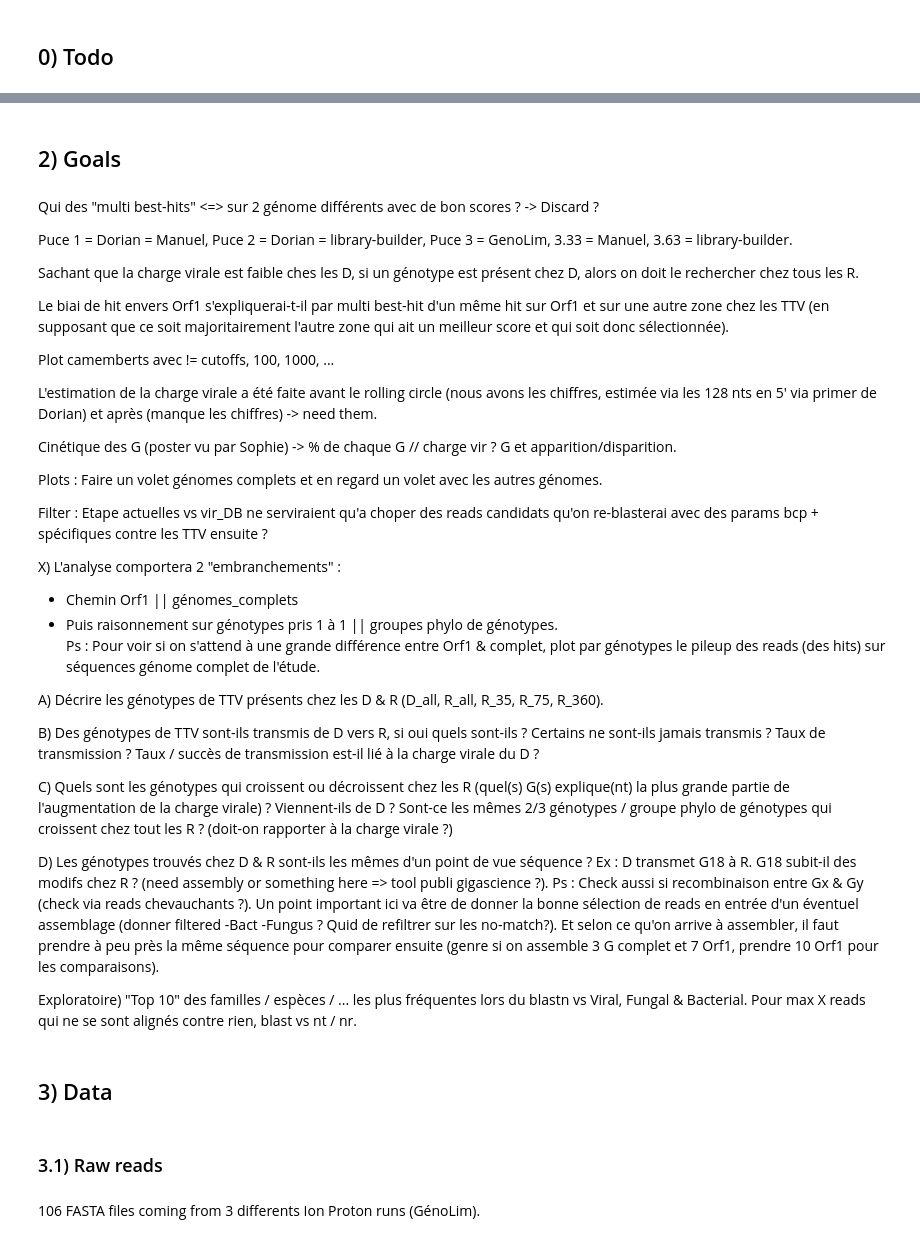
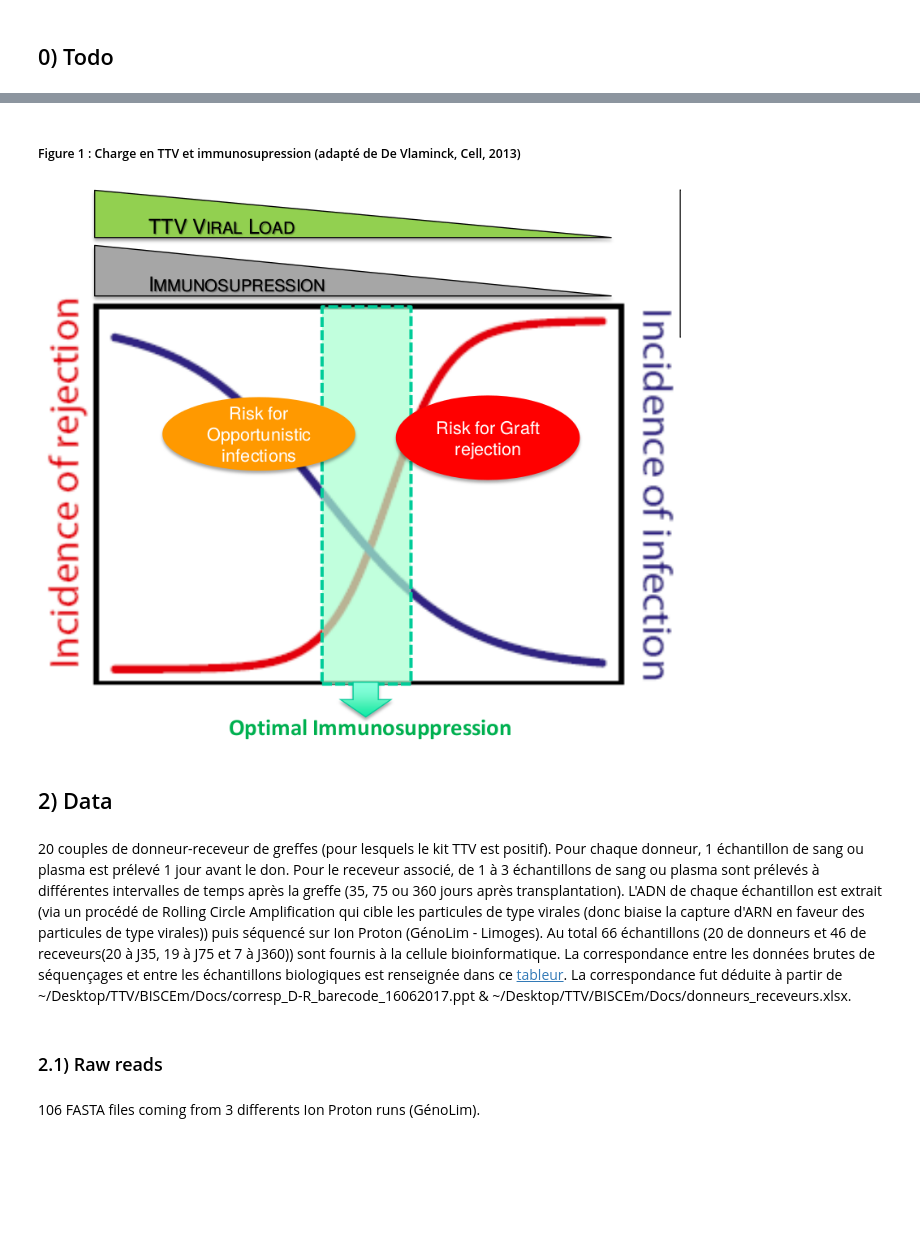
Before and after one commit to ScaonE/TTV, a Jupyter notebook: ttv_project.ipynb, the cells around one changed output, grey strips where cells are left out. Saved outputs shown, nothing was run; the diff lists cells and outputs as text; code cells hidden in the pictures; blank space fills up the shorter version.

```diff
--- a/ttv_project.ipynb
+++ b/ttv_project.ipynb
@@ -18,41 +59,16 @@ Cf rapport sous overleaf : https://www.overleaf.com/read/hhtczbskydwq#/39174619/
+# %% [markdown]
+##### Figure 1 : Charge en TTV et immunosupression (adapté de De Vlaminck, Cell, 2013)
+# %%
+#### Code ###
+display < ./Picture/optimal_immunosuppression.png;
+# %% [output]
+[figure, added]
 # %% [markdown]
-## 2) Goals
+## 2) Data
-# %% [markdown]
-Qui des "multi best-hits" <=> sur 2 génome différents avec de bon scores ? -> Discard ?
-
-Puce 1 = Dorian = Manuel, Puce 2 = Dorian = library-builder, Puce 3 = GenoLim, 3.33 = Manuel, 3.63 = library-builder.
-
-Sachant que la charge virale est faible ches les D, si un génotype est présent chez D, alors on doit le rechercher chez tous les R.
-
-Le biai de hit envers Orf1 s'expliquerai-t-il par multi best-hit d'un même hit sur Orf1 et sur une autre zone chez les TTV (en supposant que ce soit majoritairement l'autre zone qui ait un meilleur score et qui soit donc sélectionnée).
-
-Plot camemberts avec != cutoffs, 100, 1000, ...
-
-L'estimation de la charge virale a été faite avant le rolling circle (nous avons les chiffres, estimée via les 128 nts en 5' via primer de Dorian) et après (manque les chiffres) -> need them.
-
-Cinétique des G (poster vu par Sophie) -> % de chaque G // charge vir ? G et apparition/disparition.
-
-Plots : Faire un volet génomes complets et en regard un volet avec les autres génomes.
-
-Filter : Etape actuelles vs vir_DB ne serviraient qu'a choper des reads candidats qu'on re-blasterai avec des params bcp + spécifiques contre les TTV ensuite ?
-
-X) L'analyse comportera 2 "embranchements" : <br>
-- Chemin Orf1 || génomes_complets
-- Puis raisonnement sur génotypes pris 1 à 1 || groupes phylo de génotypes. <br>
-Ps : Pour voir si on s'attend à une grande différence entre Orf1 & complet, plot par génotypes le pileup des reads (des hits) sur séquences génome complet de l'étude. <br>
-
-A) Décrire les génotypes de TTV présents chez les D & R (D_all, R_all, R_35, R_75, R_360). <br>
-
-B) Des génotypes de TTV sont-ils transmis de D vers R, si oui quels sont-ils ? Certains ne sont-ils jamais transmis ? Taux de transmission ? Taux / succès de transmission est-il lié à la charge virale du D ? <br>
-
-C) Quels sont les génotypes qui croissent ou décroissent chez les R (quel(s) G(s) explique(nt) la plus grande partie de l'augmentation de la charge virale) ? Viennent-ils de D ? Sont-ce les mêmes 2/3 génotypes / groupe phylo de génotypes qui croissent chez tout les R ? (doit-on rapporter à la charge virale ?) <br>
-
-D) Les génotypes trouvés chez D & R sont-ils les mêmes d'un point de vue séquence ? Ex : D transmet G18 à R. G18 subit-il des modifs chez R ? (need assembly or something here => tool publi gigascience ?). Ps : Check aussi si recombinaison entre Gx & Gy (check via reads chevauchants ?). Un point important ici va être de donner la bonne sélection de reads en entrée d'un éventuel assemblage (donner filtered -Bact -Fungus ? Quid de refiltrer sur les no-match?). Et selon ce qu'on arrive à assembler, il faut prendre à peu près la même séquence pour comparer ensuite (genre si on assemble 3 G complet et 7 Orf1, prendre 10 Orf1 pour les comparaisons). <br>
-
-Exploratoire) "Top 10" des familles / espèces / ... les plus fréquentes lors du blastn vs Viral, Fungal & Bacterial. Pour max X reads qui ne se sont alignés contre rien, blast vs nt / nr.
-# %% [markdown]
-## 3) Data
+# %% [markdown]
+20 couples de donneur-receveur de greffes (pour lesquels le kit TTV est positif). Pour chaque donneur, 1 échantillon de sang ou plasma est prélevé 1 jour avant le don. Pour le receveur associé, de 1 à 3 échantillons de sang ou plasma sont prélevés à différentes intervalles de temps après la greffe (35, 75 ou 360 jours après transplantation). L'ADN de chaque échantillon est extrait (via un procédé de Rolling Circle Amplification qui cible les particules de type virales (donc biaise la capture d'ARN en faveur des particules de type virales)) puis séquencé sur Ion Proton (GénoLim - Limoges). Au total 66 échantillons (20 de donneurs et 46 de receveurs(20 à J35, 19 à J75 et 7 à J360)) sont fournis à la cellule bioinformatique. La correspondance entre les données brutes de séquençages et entre les échantillons biologiques est renseignée dans ce [tableur](https://docs.google.com/spreadsheets/d/1KI94IUmesq1CZwdfSobA2qzEM8ZeqHWh8sR3QPar_K0/edit?usp=sharing). La correspondance fut déduite à partir de ~/Desktop/TTV/BISCEm/Docs/corresp_D-R_barecode_16062017.ppt &
+~/Desktop/TTV/BISCEm/Docs/donneurs_receveurs.xlsx.
 # %% [markdown]
-### 3.1) Raw reads
+### 2.1) Raw reads
 # %% [markdown]
 106 FASTA files coming from 3 differents Ion Proton runs (GénoLim). <br>
```
Also changed, not shown: parts of 50 cells of this notebook.
